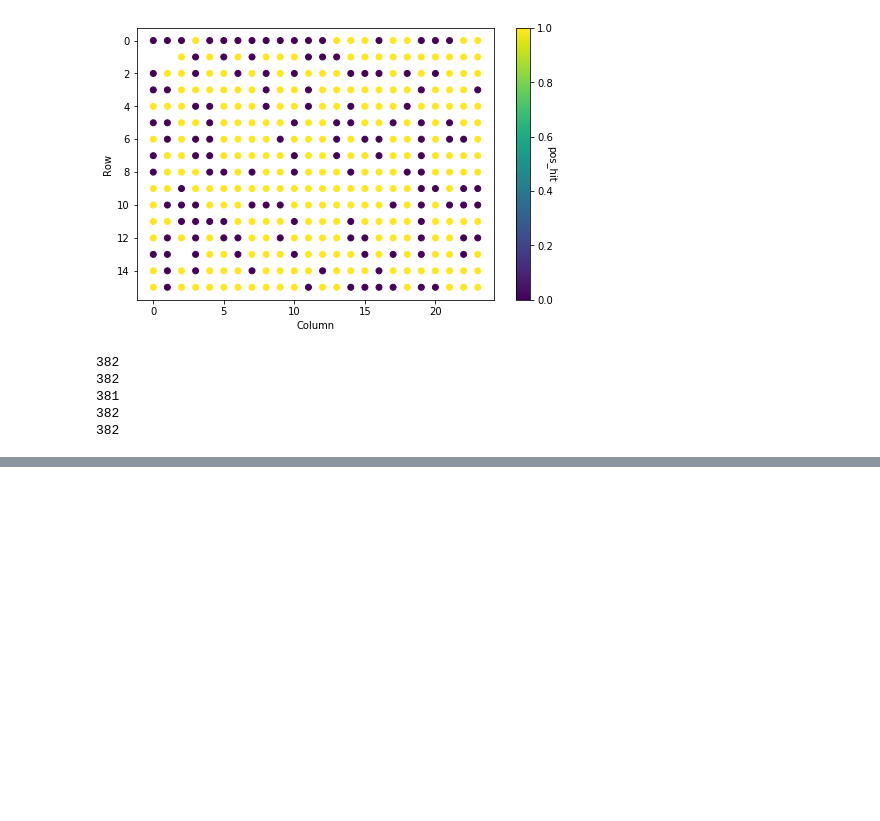
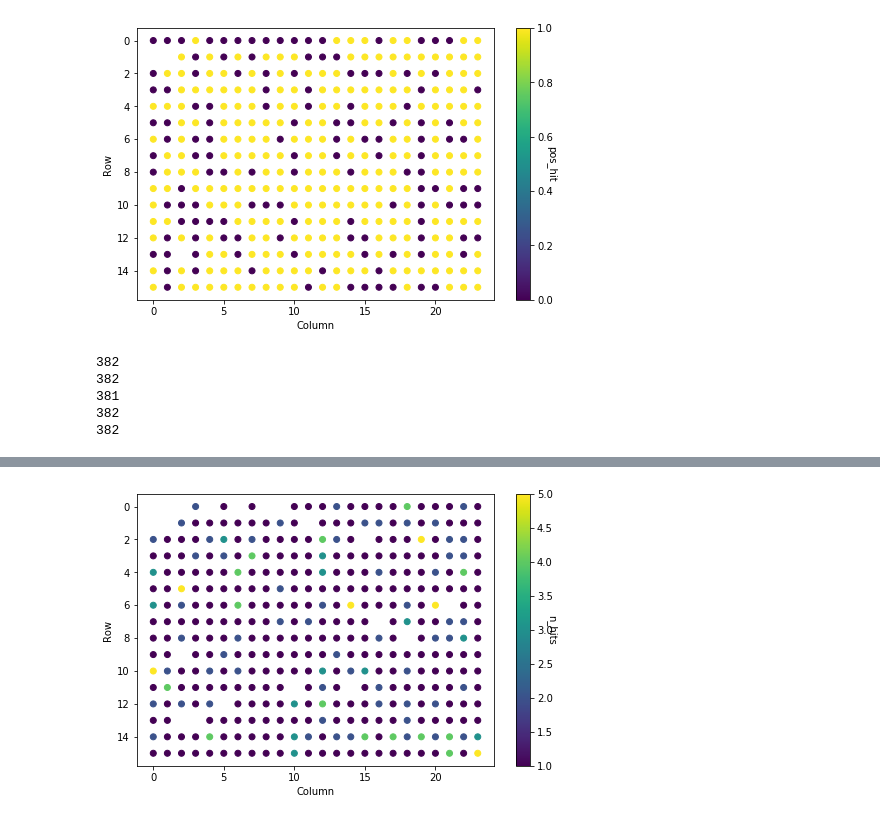
Before and after one commit to czbiohub/dotblotr, a Jupyter notebook: examples/multi_file_example.ipynb, the cells around one changed output, grey strips where cells are left out. Drawn from its saved outputs; the diff is of its cells as text; code cells hidden in the pictures; blank space fills up the shorter version.

Commit message:
add hit counts

```diff
--- a/examples/multi_file_example.ipynb
+++ b/examples/multi_file_example.ipynb
@@ -66,0 +80,2 @@ len(results_table.index)
+# %%
+pos_hit_dfs = calc_hit_counts(results_table)
@@ -66,0 +98,6 @@ len(results_table.index)
+# %%
+# plot the hit counts on the array.
+# spots with no dot had 0 hits
+plot_hit_counts(pos_hit_dfs[0]);
+# %% [output]
+[figure, added]
```
Also changed, not shown: parts of 5 cells of this notebook, 7 other files.
